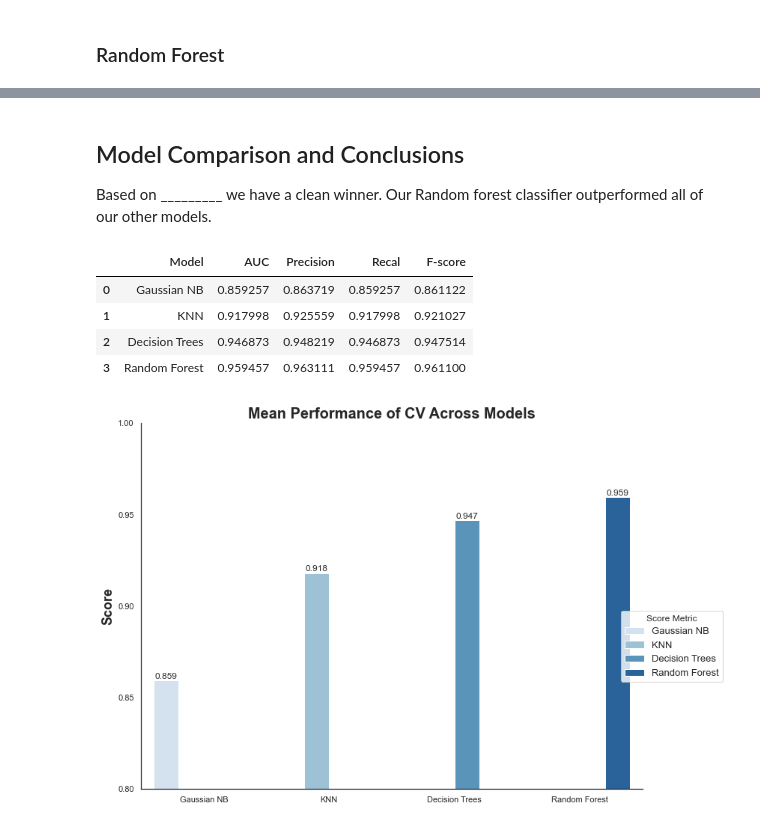
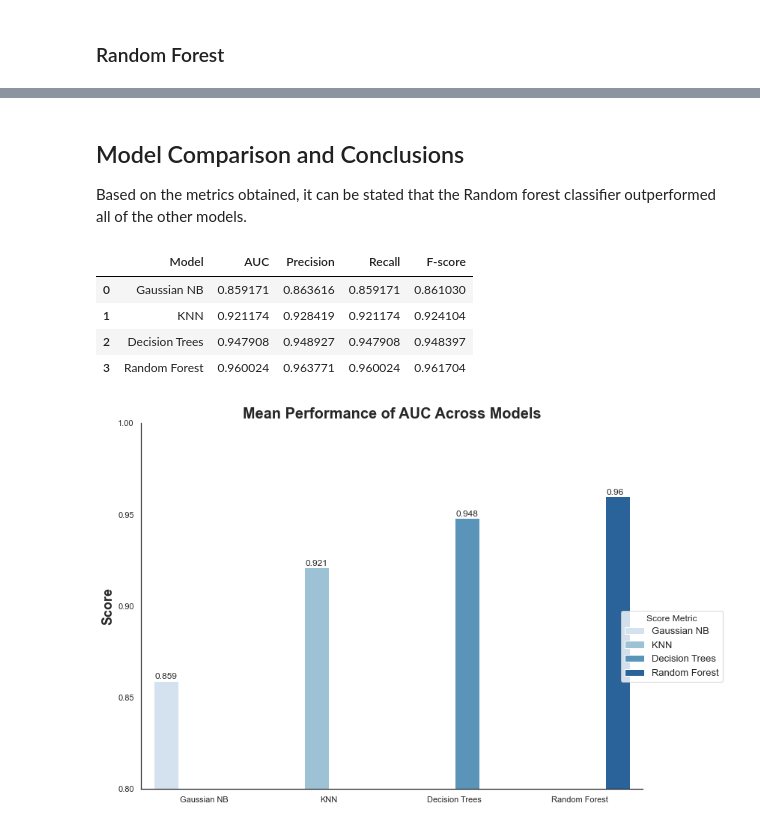
Before and after one commit to renanBritz/ml_airline_customer_satisfaction, a Jupyter notebook: Customer_satisfaction_analysis.ipynb, the cells around one changed output, grey strips where cells are left out. Drawn from its saved outputs; the diff is of its cells as text; code cells hidden in the pictures.

```diff
--- a/Customer_satisfaction_analysis.ipynb
+++ b/Customer_satisfaction_analysis.ipynb
@@ -586,7 +673,7 @@ Média de ROC_AUC dos K folds: 0.9594571290690574
 # %% [markdown]
 ## Model Comparison and Conclusions
 
-Based on _________ we have a clean winner. Our Random forest classifier outperformed all of our other models.
+Based on the metrics obtained, it can be stated that the Random forest classifier outperformed all of the other models.
 # %%
 models = {'Gaussian NB':'gnb','KNN': 'knn','Decision Trees':'dt','Random Forest':'rf'}
 model_list = []
@@ -594,31 +681,30 @@ model_list = []
 for model,model_abv in models.items():
     model_dic = {'Model': model,'AUC':np.mean(eval('rocs_auc_{0}'.format(model_abv))),
      'Precision':np.mean(eval('precisions_{0}'.format(model_abv))),
-     'Recal':np.mean(eval('recalls_{0}'.format(model_abv))),
+     'Recall':np.mean(eval('recalls_{0}'.format(model_abv))),
      'F-score': np.mean(eval('f_scores_{0}'.format(model_abv))) }
     model_list.append(model_dic)
 # %%
 model_df = pd.DataFrame(model_list)
 model_df
 # %% [output]
-|  | Model | AUC | Precision | Recal | F-score |
-| 0 | Gaussian NB | 0.859257 | 0.863719 | 0.859257 | 0.861122 |
-| 1 | KNN | 0.917998 | 0.925559 | 0.917998 | 0.921027 |
-| 2 | Decision Trees | 0.946873 | 0.948219 | 0.946873 | 0.947514 |
-| 3 | Random Forest | 0.959457 | 0.963111 | 0.959457 | 0.961100 |
+|  | Model | AUC | Precision | Recall | F-score |
+| 0 | Gaussian NB | 0.859171 | 0.863616 | 0.859171 | 0.861030 |
+| 1 | KNN | 0.921174 | 0.928419 | 0.921174 | 0.924104 |
+| 2 | Decision Trees | 0.947908 | 0.948927 | 0.947908 | 0.948397 |
+| 3 | Random Forest | 0.960024 | 0.963771 | 0.960024 | 0.961704 |
 # %%
 sns.set(style='white',font_scale=1)
 fig = plt.figure(figsize=[12,9])
 ax = sns.barplot(x='Model',y='AUC',data=model_df,hue='Model',palette='Blues')
 for p in ax.patches:
         ax.annotate(p.get_height().round(3), (p.get_x()+0.01, p.get_height()+0.001))
 plt.legend(title='Score Metric',loc="upper right", bbox_to_anchor=(1.17, 0.5),fontsize=13)
 plt.ylim([0.8,1.0])
 plt.yticks([0.80,0.85,0.90,0.95,1.00])
 plt.xlabel('',weight='bold',fontsize='15')
 plt.ylabel('Score',weight='bold',fontsize='18')
-plt.title('Mean Performance of CV Across Models',weight='bold',fontsize=20)
+plt.title('Mean Performance of AUC Across Models',weight='bold',fontsize=20)
 sns.despine()
-plt.savefig('modelbarplot.png',transparent=True, bbox_inches='tight')
 # %% [output]
-[figure, old version]
+[figure, new version]
```
Also changed, not shown: parts of 10 cells of this notebook, 2 other files.
